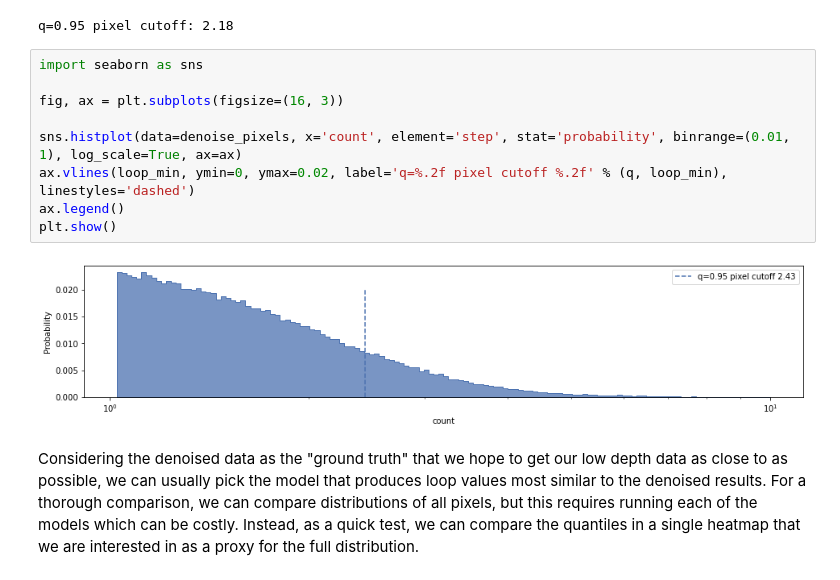
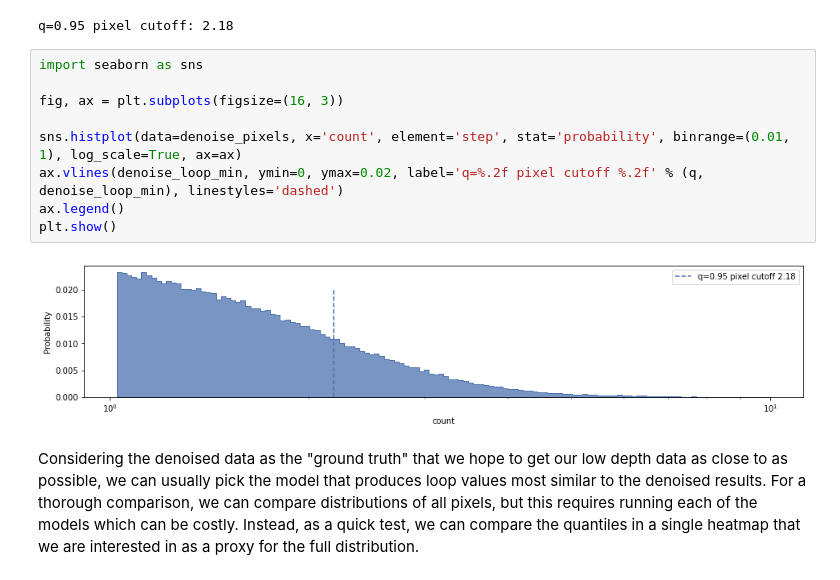
Before and after one commit to JinLabBioinfo/DeepLoop, a Jupyter notebook: examples/walkthrough_prediction.ipynb, the cells around one changed output. Drawn from its saved outputs; the diff is of its cells as text.

```diff
--- a/examples/walkthrough_prediction.ipynb
+++ b/examples/walkthrough_prediction.ipynb
@@ -396,14 +396,14 @@ q=0.95 pixel cutoff: 2.18
 # %%
 import seaborn as sns
 
 fig, ax = plt.subplots(figsize=(16, 3))
 
 sns.histplot(data=denoise_pixels, x='count', element='step', stat='probability', binrange=(0.01, 1), log_scale=True, ax=ax)
-ax.vlines(loop_min, ymin=0, ymax=0.02, label='q=%.2f pixel cutoff %.2f' % (q, loop_min), linestyles='dashed')
+ax.vlines(denoise_loop_min, ymin=0, ymax=0.02, label='q=%.2f pixel cutoff %.2f' % (q, denoise_loop_min), linestyles='dashed')
 ax.legend()
 plt.show()
 # %% [output]
-[figure, old version]
+[figure, new version]
 # %% [markdown]
 Considering the denoised data as the "ground truth" that we hope to get our low depth data as close to as possible, we can usually pick the model that produces loop values most similar to the denoised results. For a thorough comparison, we can compare distributions of all pixels, but this requires running each of the models which can be costly. Instead, as a quick test, we can compare the quantiles in a single heatmap that we are interested in as a proxy for the full distribution.
 # %%
```
Also changed, not shown: parts of 11 cells of this notebook, 1 other file.
